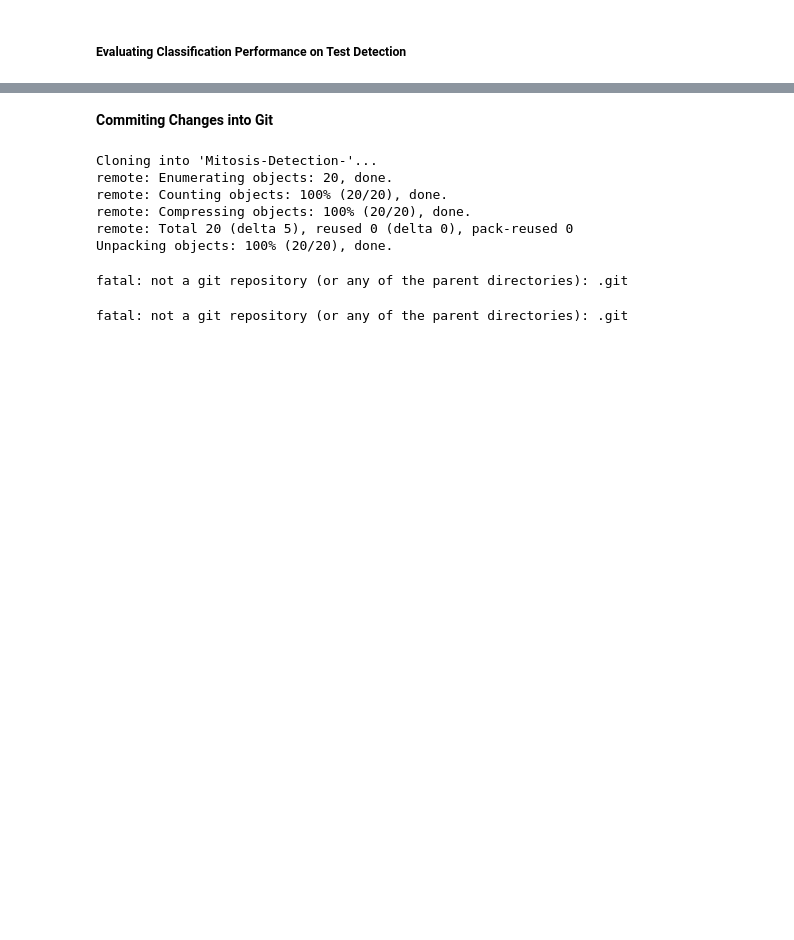
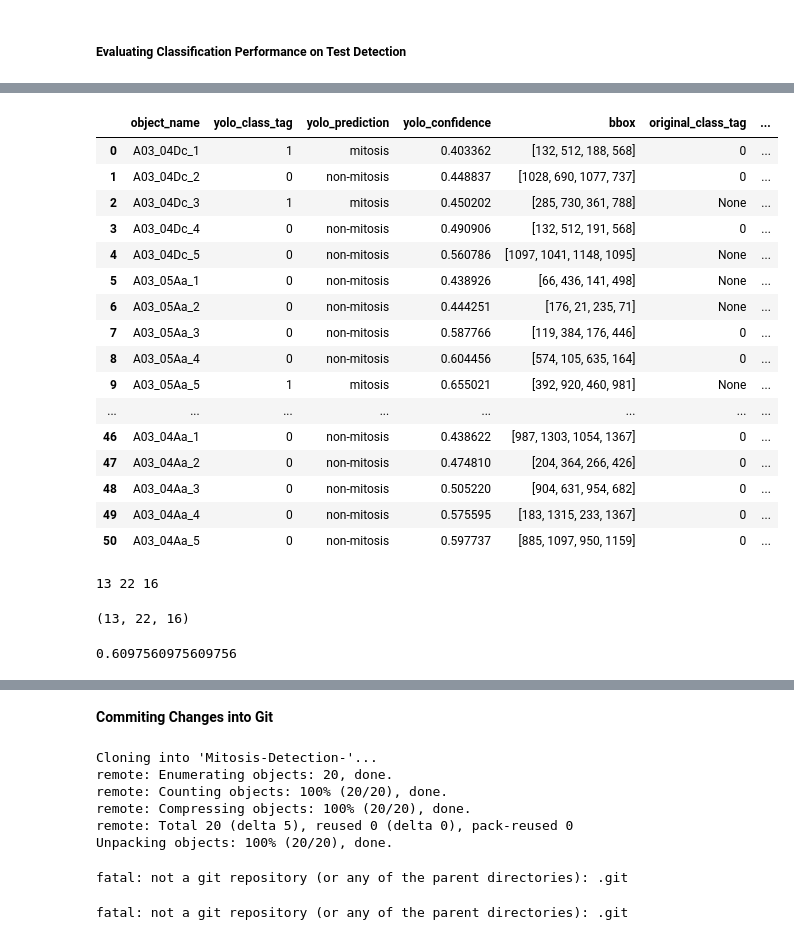
Before and after one commit to akp3210/Mitosis-Detection-, a Jupyter notebook: Mitosis_Det_YOLOv5.ipynb, the cells around one changed output, grey strips where cells are left out. Cells and saved outputs as stored; diff of their text form; code cells hidden in the pictures; blank space fills up the shorter version.

Commit message:
Add test objects prediction

```diff
--- a/Mitosis_Det_YOLOv5.ipynb
+++ b/Mitosis_Det_YOLOv5.ipynb
@@ -1375,8 +1398,8 @@ Results saved to runs/detect/exp5
 
 original_coord = []
 label_ext = "txt"
-src_test_label_path = "/content/test/labels/"
-converted_test_coord_path = "/content/test/pixel_labels/"
+src_test_label_path = "/content/yolov5/test/labels/"
+converted_test_coord_path = "/content/yolov5/test/pixel_labels/"
 remove_folder(converted_test_coord_path)
 os.mkdir(converted_test_coord_path)
 
@@ -1434,3 +1457,6 @@ df_yolo_test = extract_object(test_detected_image_filename,
                           test_detected_label_path,
                           "jpg","txt")
 df_yolo_test.shape
+# %%
+df_info_test = df_yolo_test[["object_name","yolo_class_tag","yolo_prediction","yolo_confidence","bbox"]].copy()
+df_info_test
@@ -1437,19 +1481,19 @@ df_yolo_test.shape
 # %%
-# function to get correct class tag from original pixel labels to assign ground truth for validation detected objects
+# function to get correct class tag from original pixel labels to assign ground truth for test detected objects
 # this is done by comparing the overlap of detected object bounding box coordinates and original pixel coordinates
 
 label_ext = "txt"
-image_filename = get_data_filenames(src_valid_label_path)
-valid_detected_image_path = "/content/yolov5/runs/detect/exp2/"
-valid_detected_label_path = "/content/yolov5/runs/detect/exp2/labels/"
-converted_valid_label_path = "/content/valid/pixel_labels/"
-valid_image_path = "/content/valid/images/"
-valid_label_path = "/content/valid/labels/"
-valid_detected_objects_path  = "/content/valid_detected_objects/"
+image_filename = get_data_filenames(src_test_label_path)
+test_detected_image_path = "/content/yolov5/runs/detect/exp2/"
+test_detected_label_path = "/content/yolov5/runs/detect/exp2/labels/"
+converted_test_label_path = "/content/yolov5/test/pixel_labels/"
+test_image_path = "/content/yolov5/test/images/"
+test_label_path = "/content/yolov5/test/labels/"
+test_detected_objects_path  = "/content/test_detected_objects/"
 
 class_dict={"1":"mitosis", "0":"non-mitosis"}
-MitosisPath  = valid_detected_objects_path + "mitosis"
-nonMitosisPath = valid_detected_objects_path + "non-mitosis"
+MitosisPath  = test_detected_objects_path + "mitosis"
+nonMitosisPath = test_detected_objects_path + "non-mitosis"
 #if (not os.path.exists(MitosisPath)) and (not os.path.exists(nonMitosisPath))
 remove_folder(MitosisPath)
 remove_folder(nonMitosisPath)
@@ -1458,12 +1502,12 @@ os.mkdir(nonMitosisPath)
 
 width, height =  1539, 1376
 l=[]
-df_info_valid["original_class_tag"] = None
-df_info_valid["original_class"] = None
-for index, row in df_yolo_valid.iterrows():
+df_info_test["original_class_tag"] = None
+df_info_test["original_class"] = None
+for index, row in df_yolo_test.iterrows():
   coord_a = row["bbox"] # detected object coordinate
   file_name = row["src_image_name"]
-  file_path = converted_valid_label_path + file_name + ".txt"
+  file_path = converted_test_label_path + file_name + ".txt"
   print(file_path, row["object_name"], "Predicted coord", coord_a)
   file = open(file_path, "r")
   lines = file.readlines()
@@ -1483,7 +1527,7 @@ for index, row in df_yolo_valid.iterrows():
       print(" O K ")
       l.append(row["object_name"])
       object_filename = row["object_name"]
-      oldPath = valid_detected_objects_path + object_filename + ".jpg"
+      oldPath = test_detected_objects_path + object_filename + ".jpg"
       if label[0]==1:
         move_folder(oldPath, MitosisPath)
       elif label[0]==0:
@@ -1494,11 +1538,41 @@ for index, row in df_yolo_valid.iterrows():
       #dict = {"original_class_tag":label[0],
        #       "original_class":object_dict[label[0]]}
 
-      df_info_valid.loc[df_info_valid["object_name"]==object_filename, "original_class_tag"] = label[0]
-      df_info_valid.loc[df_info_valid["object_name"]==object_filename, "original_class"] = object_dict[label[0]]
+      df_info_test.loc[df_info_test["object_name"]==object_filename, "original_class_tag"] = label[0]
+      df_info_test.loc[df_info_test["object_name"]==object_filename, "original_class"] = object_dict[label[0]]
 
       '''#dict = {"object_filename": row["object_name"],
               "class_tag":
               "object_dir" }'''
     file.close()
     print("end\n")
+# %%
+df_info_test
+# %% [output]
+|  | object_name | yolo_class_tag | yolo_prediction | yolo_confidence | bbox | original_class_tag | ... |
+| 0 | A03_04Dc_1 | 1 | mitosis | 0.403362 | [132, 512, 188, 568] | 0 | ... |
+| 1 | A03_04Dc_2 | 0 | non-mitosis | 0.448837 | [1028, 690, 1077, 737] | 0 | ... |
+| 2 | A03_04Dc_3 | 1 | mitosis | 0.450202 | [285, 730, 361, 788] | None | ... |
+| 3 | A03_04Dc_4 | 0 | non-mitosis | 0.490906 | [132, 512, 191, 568] | 0 | ... |
+| 4 | A03_04Dc_5 | 0 | non-mitosis | 0.560786 | [1097, 1041, 1148, 1095] | None | ... |
+| 5 | A03_05Aa_1 | 0 | non-mitosis | 0.438926 | [66, 436, 141, 498] | None | ... |
+| 6 | A03_05Aa_2 | 0 | non-mitosis | 0.444251 | [176, 21, 235, 71] | None | ... |
+| 7 | A03_05Aa_3 | 0 | non-mitosis | 0.587766 | [119, 384, 176, 446] | 0 | ... |
+| 8 | A03_05Aa_4 | 0 | non-mitosis | 0.604456 | [574, 105, 635, 164] | 0 | ... |
+| 9 | A03_05Aa_5 | 1 | mitosis | 0.655021 | [392, 920, 460, 981] | None | ... |
+| ... | ... | ... | ... | ... | ... | ... | ... |
+| 46 | A03_04Aa_1 | 0 | non-mitosis | 0.438622 | [987, 1303, 1054, 1367] | 0 | ... |
+| 47 | A03_04Aa_2 | 0 | non-mitosis | 0.474810 | [204, 364, 266, 426] | 0 | ... |
+| 48 | A03_04Aa_3 | 0 | non-mitosis | 0.505220 | [904, 631, 954, 682] | 0 | ... |
+| 49 | A03_04Aa_4 | 0 | non-mitosis | 0.575595 | [183, 1315, 233, 1367] | 0 | ... |
+| 50 | A03_04Aa_5 | 0 | non-mitosis | 0.597737 | [885, 1097, 950, 1159] | 0 | ... |
+# %%
+print(len(next(os.walk(MitosisPath))[2]), len(next(os.walk(nonMitosisPath))[2]), len(next(os.walk(test_detected_objects_path))[2]))
+df_info_test[df_info_test["original_class_tag"]==1].shape[0],df_info_test[df_info_test["original_class_tag"]==0].shape[0], (df_info_test.isnull().sum(axis=1)>0).sum()
+# %% [output]
+13 22 16
+(13, 22, 16)
+# %%
+25/41
+# %% [output]
+0.6097560975609756
```
Also changed, not shown: parts of 34 cells of this notebook.
